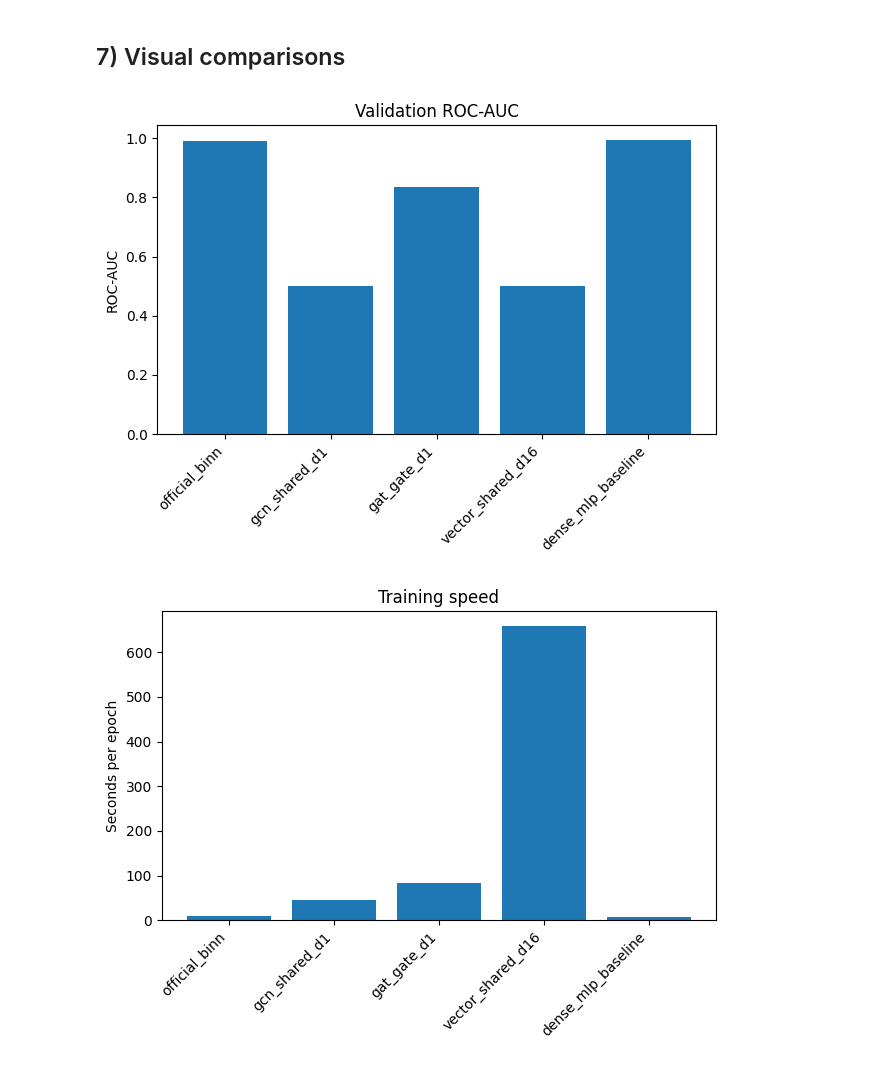
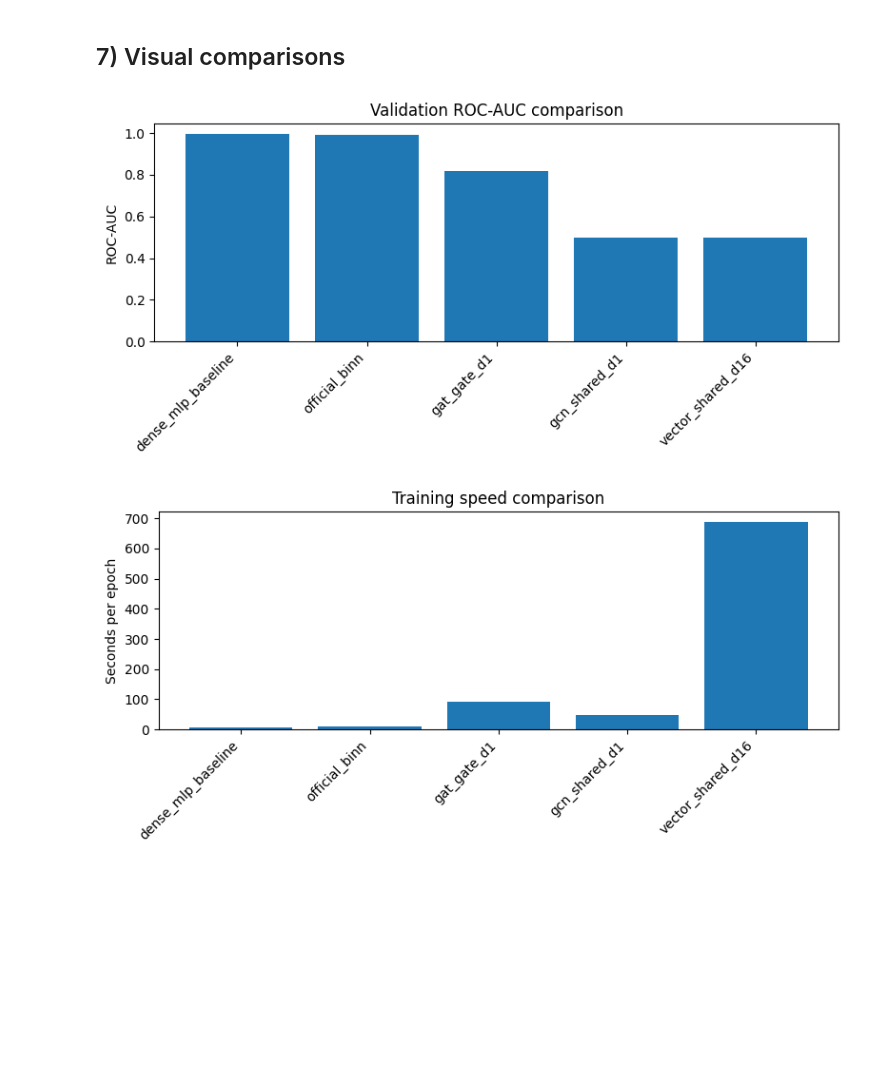
Before and after one commit to niloofarmaani/Are-Binns-just-GNNs-, a Jupyter notebook: BINN_vs_GNN_TCGA_comparison.ipynb, the cells around one changed output. Cells and saved outputs as stored; diff of their text form; code cells hidden in the pictures; blank space fills up the shorter version.

```diff
--- a/BINN_vs_GNN_TCGA_comparison.ipynb
+++ b/BINN_vs_GNN_TCGA_comparison.ipynb
@@ -610,38 +818,62 @@ display(df_all.sort_values('auc', ascending=False))
 ## 7) Visual comparisons
 # %%
 import matplotlib.pyplot as plt
+import numpy as np
 
-plt.figure()
-plt.bar(df_all['model'], df_all['auc'])
-plt.xticks(rotation=45, ha='right')
-plt.ylabel('ROC-AUC')
-plt.title('Validation ROC-AUC')
+# Ensure dataframe exists
+assert "df_all" in globals(), "df_all not found. Run comparison block first."
+
+# Sort by AUC for readability
+df_plot = df_all.sort_values("auc", ascending=False)
+
+models = df_plot["model"]
+
+# -----------------------------
+# ROC-AUC comparison
+# -----------------------------
+plt.figure(figsize=(8,4))
+plt.bar(models, df_plot["auc"])
+plt.xticks(rotation=45, ha="right")
+plt.ylabel("ROC-AUC")
+plt.title("Validation ROC-AUC comparison")
 plt.tight_layout()
 plt.show()
 
-plt.figure()
-plt.bar(df_all['model'], df_all['sec_per_epoch'])
-plt.xticks(rotation=45, ha='right')
-plt.ylabel('Seconds per epoch')
-plt.title('Training speed')
+
+# -----------------------------
+# Training speed
+# -----------------------------
+plt.figure(figsize=(8,4))
+plt.bar(models, df_plot["sec_per_epoch"])
+plt.xticks(rotation=45, ha="right")
+plt.ylabel("Seconds per epoch")
+plt.title("Training speed comparison")
 plt.tight_layout()
 plt.show()
 
-plt.figure()
-plt.bar(df_all['model'], df_all['rss_mb_delta'])
-plt.xticks(rotation=45, ha='right')
-plt.ylabel('RSS MB delta')
-plt.title('Approx memory increase during training')
+
+# -----------------------------
+# Memory usage
+# -----------------------------
+plt.figure(figsize=(8,4))
+plt.bar(models, df_plot["rss_mb_delta"])
+plt.xticks(rotation=45, ha="right")
+plt.ylabel("RSS memory delta (MB)")
+plt.title("Approximate memory usage during training")
 plt.tight_layout()
 plt.show()
 
-plt.figure()
-plt.bar(df_all['model'], df_all['sec_per_1k_infer'])
-plt.xticks(rotation=45, ha='right')
-plt.ylabel('Seconds per 1000 val samples')
-plt.title('Inference speed (val pass)')
+
+# -----------------------------
+# Inference speed
+# -----------------------------
+plt.figure(figsize=(8,4))
+plt.bar(models, df_plot["sec_per_1k_infer"])
+plt.xticks(rotation=45, ha="right")
+plt.ylabel("Seconds per 1000 validation samples")
+plt.title("Inference speed comparison")
 plt.tight_layout()
 plt.show()
 # %% [output]
-[figure, old version]
+[figure, new version]
-[figure, old version]
+[figure, new version]
```
Also changed, not shown: parts of 6 cells of this notebook.
